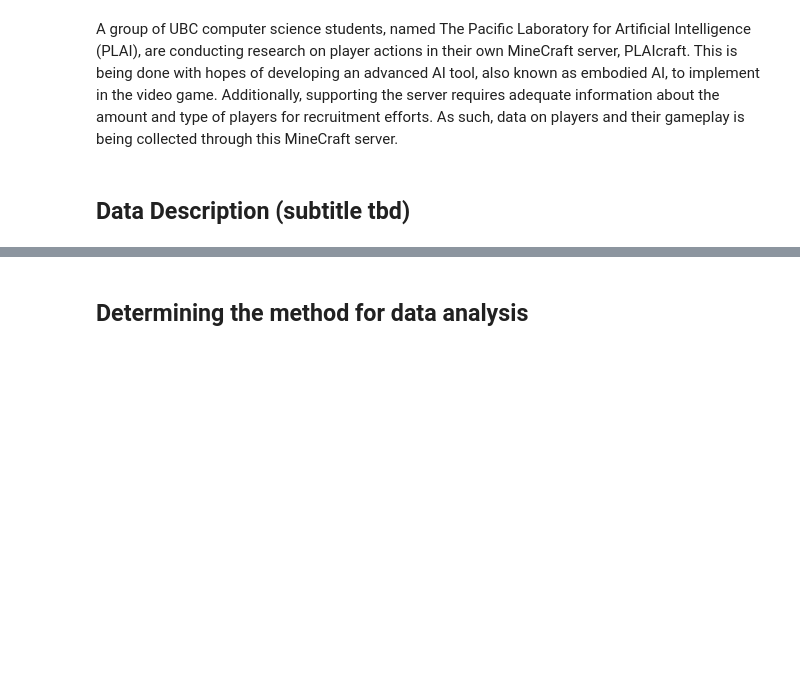
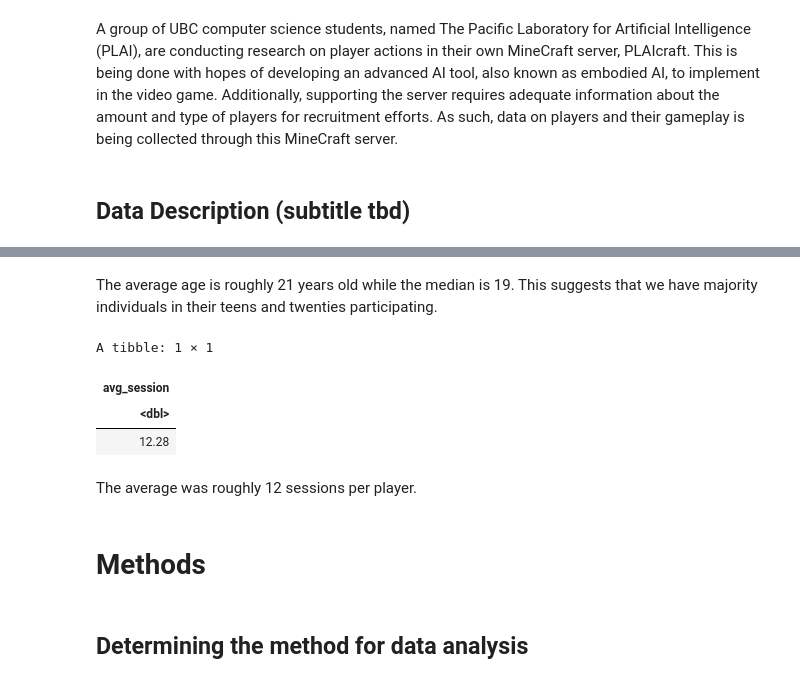
Before and after one commit to chrispy-tacos/dsci-100-project, a Jupyter notebook: dsci-g2-project.ipynb, the cells around one changed output, grey strips where cells are left out. Saved outputs shown, nothing was run; the diff lists cells and outputs as text; code cells hidden in the pictures; blank space fills up the shorter version.

```diff
--- a/dsci-g2-project.ipynb
+++ b/dsci-g2-project.ipynb
@@ -83,3 +69,22 @@ library(tidymodels)
+# %% [markdown]
+The average age is roughly 21 years old while the median is 19. This suggests that we have majority individuals in their teens and twenties participating.
+# %%
+# summary of player sessions
+summary_session <- combined_data |>
+        mutate(avg_session = mean(session_count), na.rm = TRUE) |>
+        select(avg_session) |>
+        slice(1) |>
+        mutate(avg_session = round(avg_session, 2))
+summary_session
+# %% [output]
+A tibble: 1 × 1
+| avg_session |
+| <dbl> |
+| 12.28 |
+# %% [markdown]
+The average was roughly 12 sessions per player.
+# %% [markdown]
+# Methods
 # %% [markdown]
 ## Determining the method for data analysis
 # %%
```
Also changed, not shown: parts of 11 cells of this notebook.
